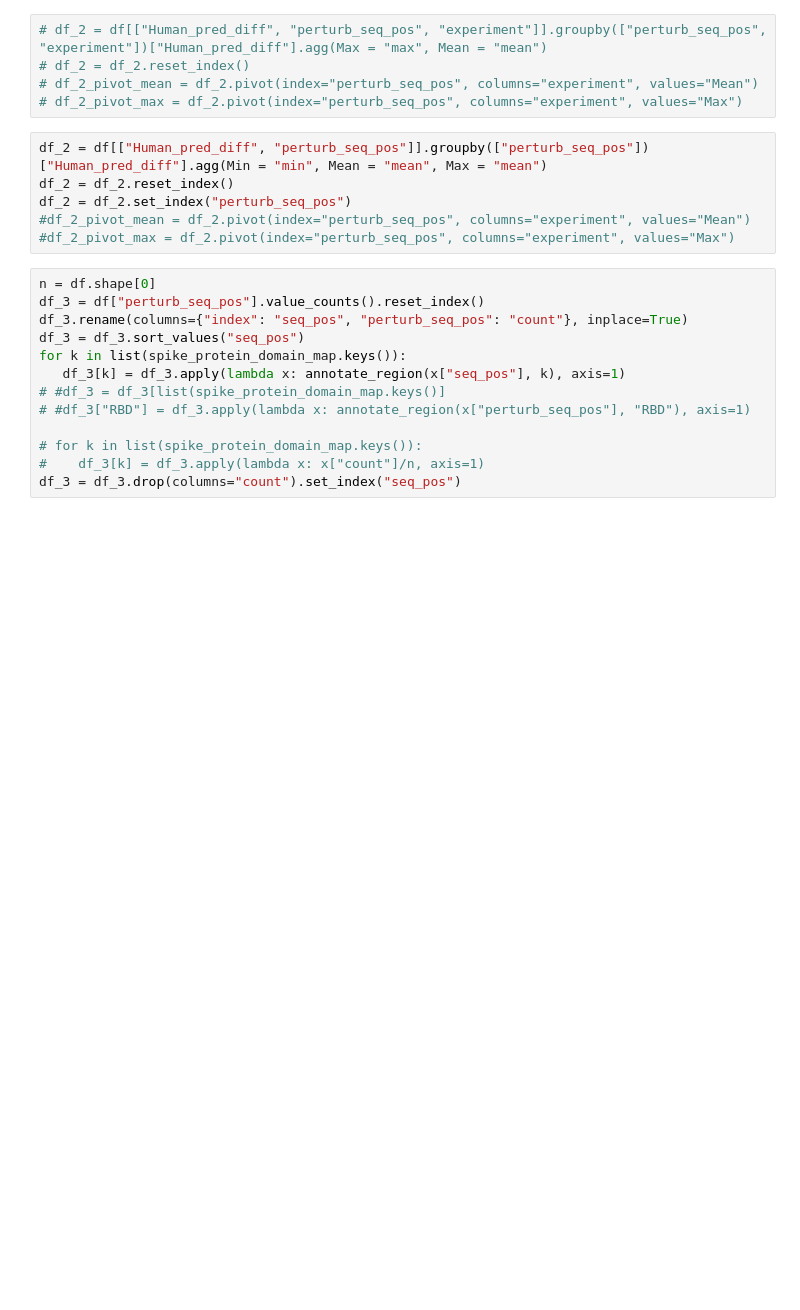
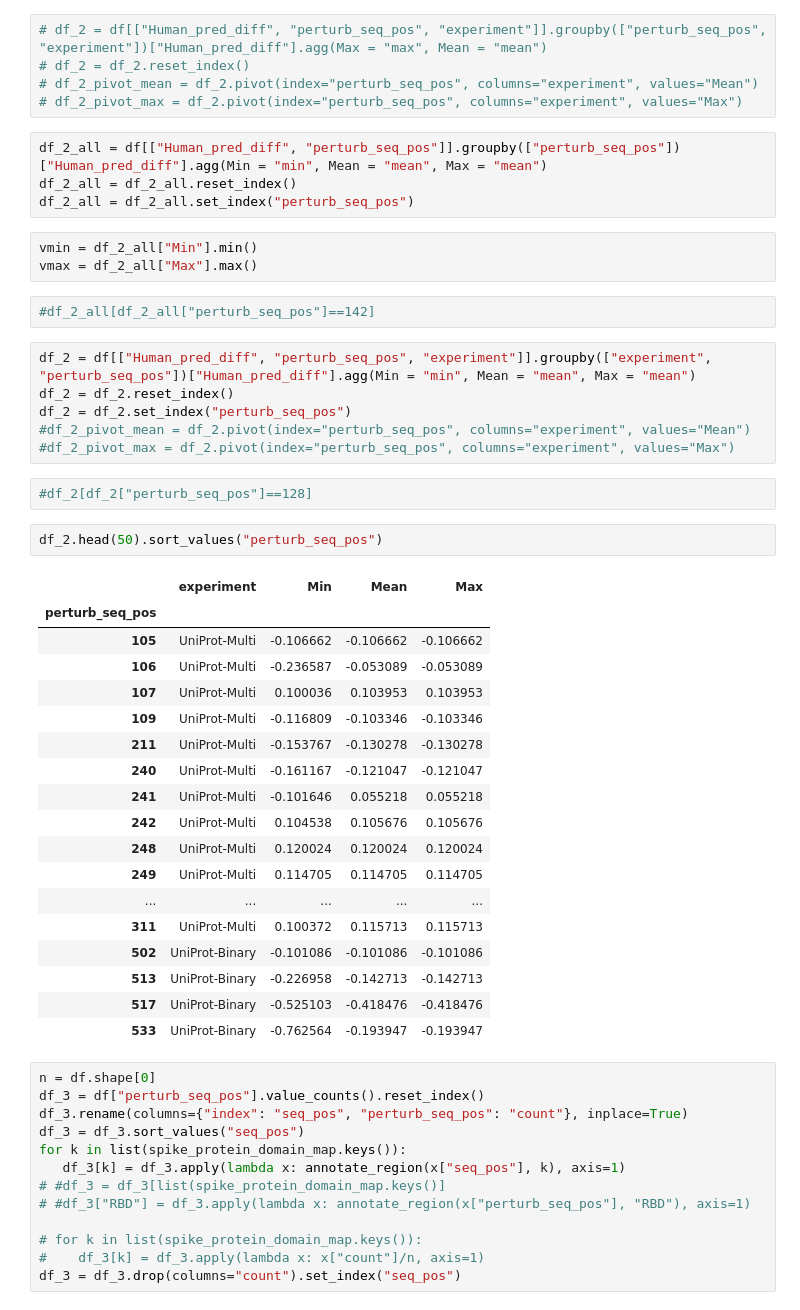
Before and after one commit to NSF-COMPASS-Center/HAVEN, a Jupyter notebook: src/jupyter_notebooks/perturbation/sars-cov-2/sarscov2-aligned-perturbation-analysis.ipynb, the cells around one changed output. Saved outputs shown, nothing was run; the diff lists cells and outputs as text; blank space fills up the shorter version.

```diff
--- a/src/jupyter_notebooks/perturbation/sars-cov-2/sarscov2-aligned-perturbation-analysis.ipynb
+++ b/src/jupyter_notebooks/perturbation/sars-cov-2/sarscov2-aligned-perturbation-analysis.ipynb
@@ -120,12 +128,44 @@ df_1_pivot
 # df_2 = df_2.reset_index()
 # df_2_pivot_mean = df_2.pivot(index="perturb_seq_pos", columns="experiment", values="Mean")
 # df_2_pivot_max = df_2.pivot(index="perturb_seq_pos", columns="experiment", values="Max")
+# %%
+df_2_all = df[["Human_pred_diff", "perturb_seq_pos"]].groupby(["perturb_seq_pos"])["Human_pred_diff"].agg(Min = "min", Mean = "mean", Max = "mean")
+df_2_all = df_2_all.reset_index()
+df_2_all = df_2_all.set_index("perturb_seq_pos")
+# %%
+vmin = df_2_all["Min"].min()
+vmax = df_2_all["Max"].max()
+# %%
+#df_2_all[df_2_all["perturb_seq_pos"]==142]
 # %%
-df_2 = df[["Human_pred_diff", "perturb_seq_pos"]].groupby(["perturb_seq_pos"])["Human_pred_diff"].agg(Min = "min", Mean = "mean", Max = "mean")
+df_2 = df[["Human_pred_diff", "perturb_seq_pos", "experiment"]].groupby(["experiment", "perturb_seq_pos"])["Human_pred_diff"].agg(Min = "min", Mean = "mean", Max = "mean")
 df_2 = df_2.reset_index()
 df_2 = df_2.set_index("perturb_seq_pos")
 #df_2_pivot_mean = df_2.pivot(index="perturb_seq_pos", columns="experiment", values="Mean")
 #df_2_pivot_max = df_2.pivot(index="perturb_seq_pos", columns="experiment", values="Max")
+# %%
+#df_2[df_2["perturb_seq_pos"]==128]
+# %%
+df_2.head(50).sort_values("perturb_seq_pos")
+# %% [output]
+|  | experiment | Min | Mean | Max |
+| perturb_seq_pos |  |  |  |  |
+| 105 | UniProt-Multi | -0.106662 | -0.106662 | -0.106662 |
+| 106 | UniProt-Multi | -0.236587 | -0.053089 | -0.053089 |
+| 107 | UniProt-Multi | 0.100036 | 0.103953 | 0.103953 |
+| 109 | UniProt-Multi | -0.116809 | -0.103346 | -0.103346 |
+| 211 | UniProt-Multi | -0.153767 | -0.130278 | -0.130278 |
+| 240 | UniProt-Multi | -0.161167 | -0.121047 | -0.121047 |
+| 241 | UniProt-Multi | -0.101646 | 0.055218 | 0.055218 |
+| 242 | UniProt-Multi | 0.104538 | 0.105676 | 0.105676 |
+| 248 | UniProt-Multi | 0.120024 | 0.120024 | 0.120024 |
+| 249 | UniProt-Multi | 0.114705 | 0.114705 | 0.114705 |
+| ... | ... | ... | ... | ... |
+| 311 | UniProt-Multi | 0.100372 | 0.115713 | 0.115713 |
+| 502 | UniProt-Binary | -0.101086 | -0.101086 | -0.101086 |
+| 513 | UniProt-Binary | -0.226958 | -0.142713 | -0.142713 |
+| 517 | UniProt-Binary | -0.525103 | -0.418476 | -0.418476 |
+| 533 | UniProt-Binary | -0.762564 | -0.193947 | -0.193947 |
 # %%
 n = df.shape[0]
 df_3 = df["perturb_seq_pos"].value_counts().reset_index()
```
Also changed, not shown: parts of 5 cells of this notebook, 2 other files.
